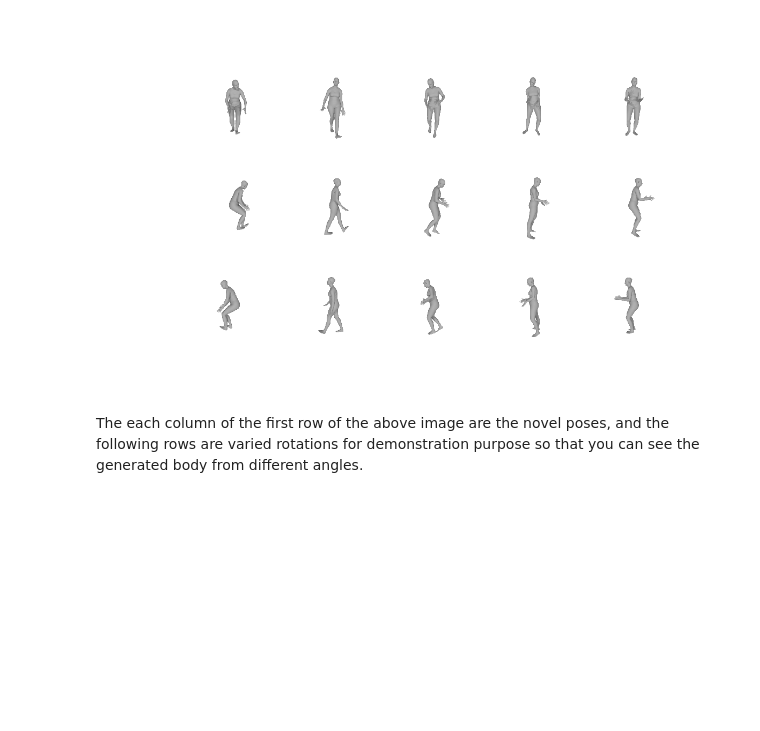
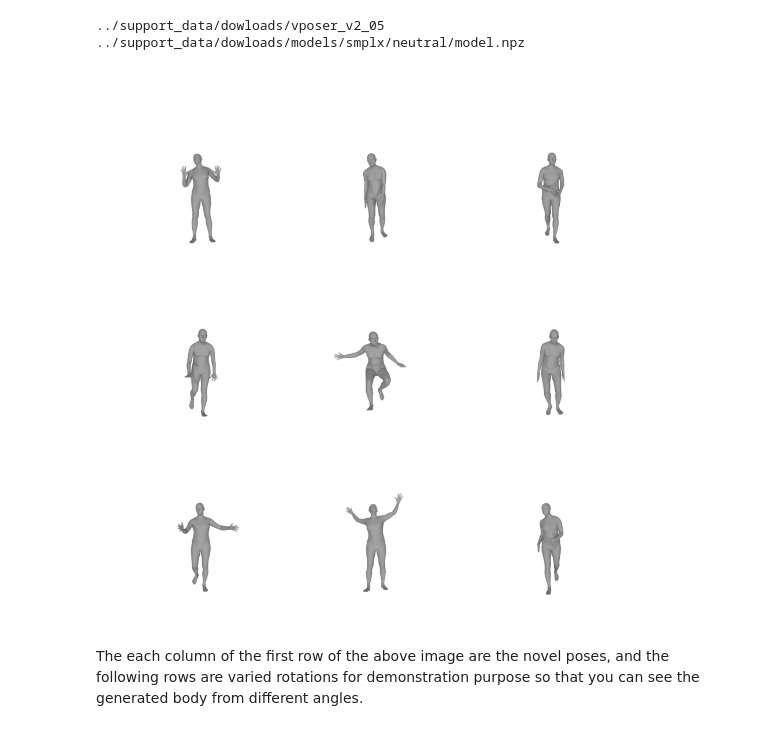
Before and after one commit to nghorbani/human_body_prior, a Jupyter notebook: notebooks/vposer_sampling.ipynb, the cells around one changed output. Cells and saved outputs as stored; diff of their text form; code cells hidden in the pictures; blank space fills up the shorter version.

```diff
--- a/notebooks/vposer_sampling.ipynb
+++ b/notebooks/vposer_sampling.ipynb
@@ -46,13 +27,38 @@ bm = BodyModel(bm_path)
+# %%
+#This tutorial requires 'vposer_v2_05'
+
+from os import path as osp
+support_dir = '../support_data'
+expr_dir = osp.join(support_dir,'dowloads/vposer_v2_05') #'TRAINED_MODEL_DIRECTORY'  in this directory the trained model along with the model code exist
+bm_path =  osp.join(support_dir,'dowloads/models/smplx/neutral/model.npz')#'PATH_TO_SMPLX_model.npz'  obtain from https://smpl-x.is.tue.mpg.de/downloads
+
+print(expr_dir)
+print(bm_path)
+# %% [output]
+../support_data/dowloads/vposer_v2_05
+../support_data/dowloads/models/smplx/neutral/model.npz
+# %%
+#Loading SMPLx Body Model
+from human_body_prior.body_model.body_model import BodyModel
+
+bm = BodyModel(bm_path=bm_path).to('cuda')
+# %%
+#Loading VPoser Body Pose Prior
+from human_body_prior.tools.model_loader import load_model
+from human_body_prior.models.vposer_model import VPoser
+vp, ps = load_model(expr_dir, model_code=VPoser,
+                              remove_words_in_model_weights='vp_model.',
+                              disable_grad=True)
+vp = vp.to('cuda')
 # %%
-num_poses = 5 # number of body poses in each batch
+num_poses = 9 # number of body poses in each batch
 
-sampled_pose_body = vposer_pt.sample_poses(num_poses=num_poses) # will a generate Nx1x21x3 tensor of body poses
-# expr_dir: directory for the trained model along with the model code. obtain from https://smpl-x.is.tue.mpg.de/downloads
-images = dump_vposer_samples(bm, sampled_pose_body)
+sampled_pose_body = vp.sample_poses(num_poses=num_poses)['pose_body'].contiguous().view(num_poses, -1) # will a generate Nx1x21x3 tensor of body poses
+images = render_smpl_params(bm, {'pose_body':sampled_pose_body}).reshape(3,3,1,400,400,3)
 img = imagearray2file(images)
-show_image(np.array(img)[0])
+show_image(np.array(img[0]))
 # %% [output]
-[figure, old version]
+[figure, new version]
 # %% [markdown]
 The each column of the first row of the above image are the novel poses, and the following rows are varied rotations for demonstration purpose
 so that you can see the generated body from different angles.
```
Also changed, not shown: parts of 6 cells of this notebook, 3 other files.
